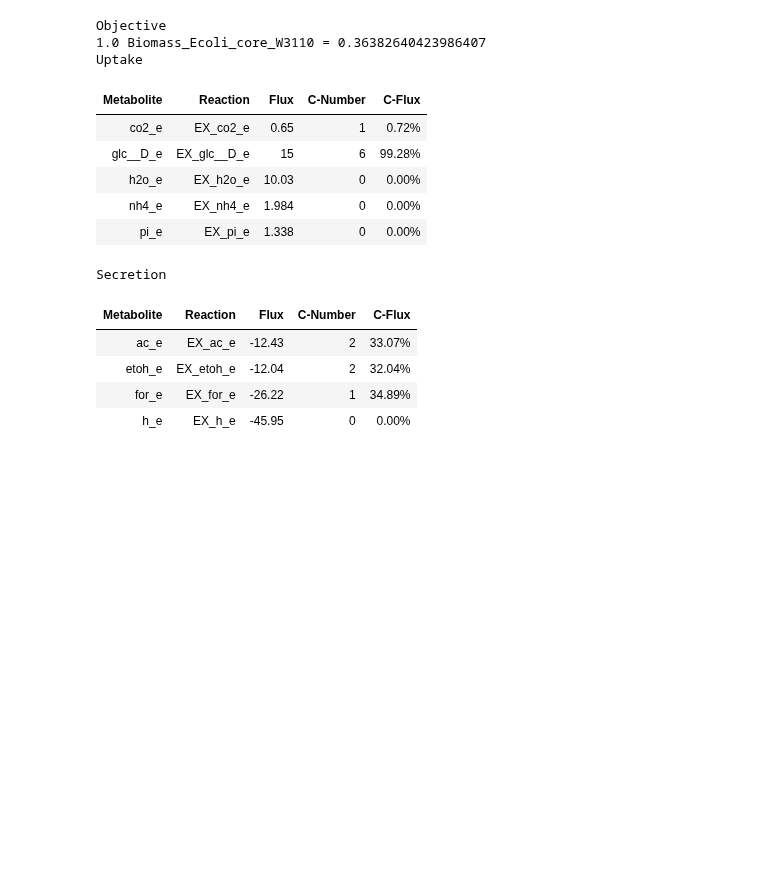
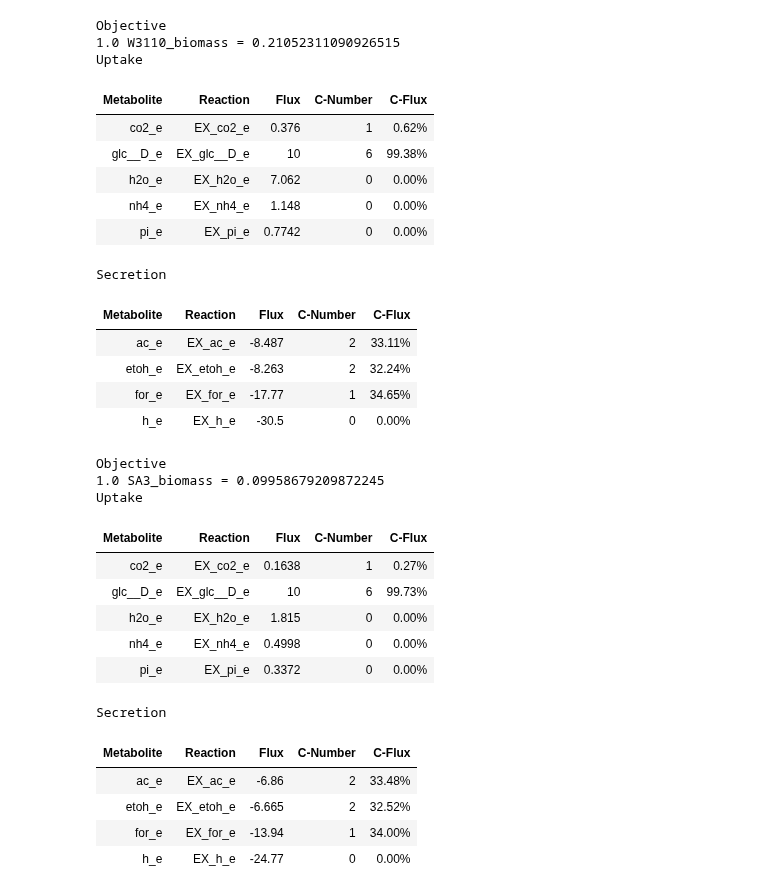
Before and after one commit to Toepfer-Lab/cobramod, a Jupyter notebook: docs/source/shikimate.ipynb, the cells around one changed output. Saved outputs shown, nothing was run; the diff lists cells and outputs as text; code cells hidden in the pictures; blank space fills up the shorter version.

```diff
--- a/docs/source/shikimate.ipynb
+++ b/docs/source/shikimate.ipynb
@@ -80,7 +88,6 @@ For this reason, we will limit only the constraint of glucose and oxygen:
 # %%
-# Limiting Glucose
-model.exchanges.EX_glc__D_e.bounds = ( -15, 0)
-# Limiting Oxygen
+# limiting glucose
+model.exchanges.EX_glc__D_e.bounds = ( -10, 0)
+# limiting oxygen
 model.exchanges.EX_o2_e.bounds = (0, 0)
-#model.summary(threshold=0.0000001)
 # %% [markdown]
@@ -157,3 +157,0 @@ pathway (Reactions) and print the new genes:
-# %%
-for reaction in model.groups.get_by_id("PWY-SHIKIMATE").members:
-    print(reaction.id, "->", reaction.name, [x.name for x in reaction.genes])
@@ -253,18 +332 @@ identifiers and shikimate becomes `SHIKIMATE_c`.
-# %%
-# Creating biomass for wild type
-biomass_W3110 = model.reactions.get_by_id("Biomass_Ecoli_core").copy()
-biomass_W3110.id = "Biomass_Ecoli_core_W3110"
-biomass_W3110.add_metabolites(
-    {model.metabolites.get_by_id("SHIKIMATE_c"): -1 * shikimate["W3110"]}
-)
-
-# Creating biomass for SA1 strain
-biomass_SA3 = model.reactions.get_by_id("Biomass_Ecoli_core").copy()
-biomass_SA3.id = "Biomass_Ecoli_core_SA3"
-biomass_SA3.add_metabolites(
-    {model.metabolites.get_by_id("SHIKIMATE_c"): -1 * shikimate["SA3"]}
-)
-
-# Adding Reaction objects into our model
-model.add_reactions([biomass_SA3, biomass_W3110])
 # %% [markdown]
@@ -282,22 +343,42 @@ We will change the objective function for our new biomass reactions and optimize
 # %%
-# Wild type
-model.objective = "Biomass_Ecoli_core_W3110"
+# W3110 type
+model.objective = "W3110_biomass"
 
 solution_W3110 = model.optimize()
-model.summary(solution=solution_W3110)
+display(model.summary(solution=solution_W3110))
+
+# SA3 strain
+model.objective = "SA3_biomass"
+solution_SA3 = model.optimize()
+display(model.summary(solution=solution_SA3))
 # %% [output]
 Objective
-1.0 Biomass_Ecoli_core_W3110 = 0.36382640423986407
+1.0 W3110_biomass = 0.21052311090926515
 Uptake
 | Metabolite | Reaction | Flux | C-Number | C-Flux |
-| co2_e | EX_co2_e | 0.65 | 1 | 0.72% |
-| glc__D_e | EX_glc__D_e | 15 | 6 | 99.28% |
-| h2o_e | EX_h2o_e | 10.03 | 0 | 0.00% |
-| nh4_e | EX_nh4_e | 1.984 | 0 | 0.00% |
-| pi_e | EX_pi_e | 1.338 | 0 | 0.00% |
+| co2_e | EX_co2_e | 0.376 | 1 | 0.62% |
+| glc__D_e | EX_glc__D_e | 10 | 6 | 99.38% |
+| h2o_e | EX_h2o_e | 7.062 | 0 | 0.00% |
+| nh4_e | EX_nh4_e | 1.148 | 0 | 0.00% |
+| pi_e | EX_pi_e | 0.7742 | 0 | 0.00% |
 Secretion
 | Metabolite | Reaction | Flux | C-Number | C-Flux |
-| ac_e | EX_ac_e | -12.43 | 2 | 33.07% |
-| etoh_e | EX_etoh_e | -12.04 | 2 | 32.04% |
-| for_e | EX_for_e | -26.22 | 1 | 34.89% |
-| h_e | EX_h_e | -45.95 | 0 | 0.00% |
+| ac_e | EX_ac_e | -8.487 | 2 | 33.11% |
+| etoh_e | EX_etoh_e | -8.263 | 2 | 32.24% |
+| for_e | EX_for_e | -17.77 | 1 | 34.65% |
+| h_e | EX_h_e | -30.5 | 0 | 0.00% |
+Objective
+1.0 SA3_biomass = 0.09958679209872245
+Uptake
+| Metabolite | Reaction | Flux | C-Number | C-Flux |
+| co2_e | EX_co2_e | 0.1638 | 1 | 0.27% |
+| glc__D_e | EX_glc__D_e | 10 | 6 | 99.73% |
+| h2o_e | EX_h2o_e | 1.815 | 0 | 0.00% |
+| nh4_e | EX_nh4_e | 0.4998 | 0 | 0.00% |
+| pi_e | EX_pi_e | 0.3372 | 0 | 0.00% |
+Secretion
+| Metabolite | Reaction | Flux | C-Number | C-Flux |
+| ac_e | EX_ac_e | -6.86 | 2 | 33.48% |
+| etoh_e | EX_etoh_e | -6.665 | 2 | 32.52% |
+| for_e | EX_for_e | -13.94 | 1 | 34.00% |
+| h_e | EX_h_e | -24.77 | 0 | 0.00% |
```
Also changed, not shown: parts of 40 cells of this notebook, 28 other files.
